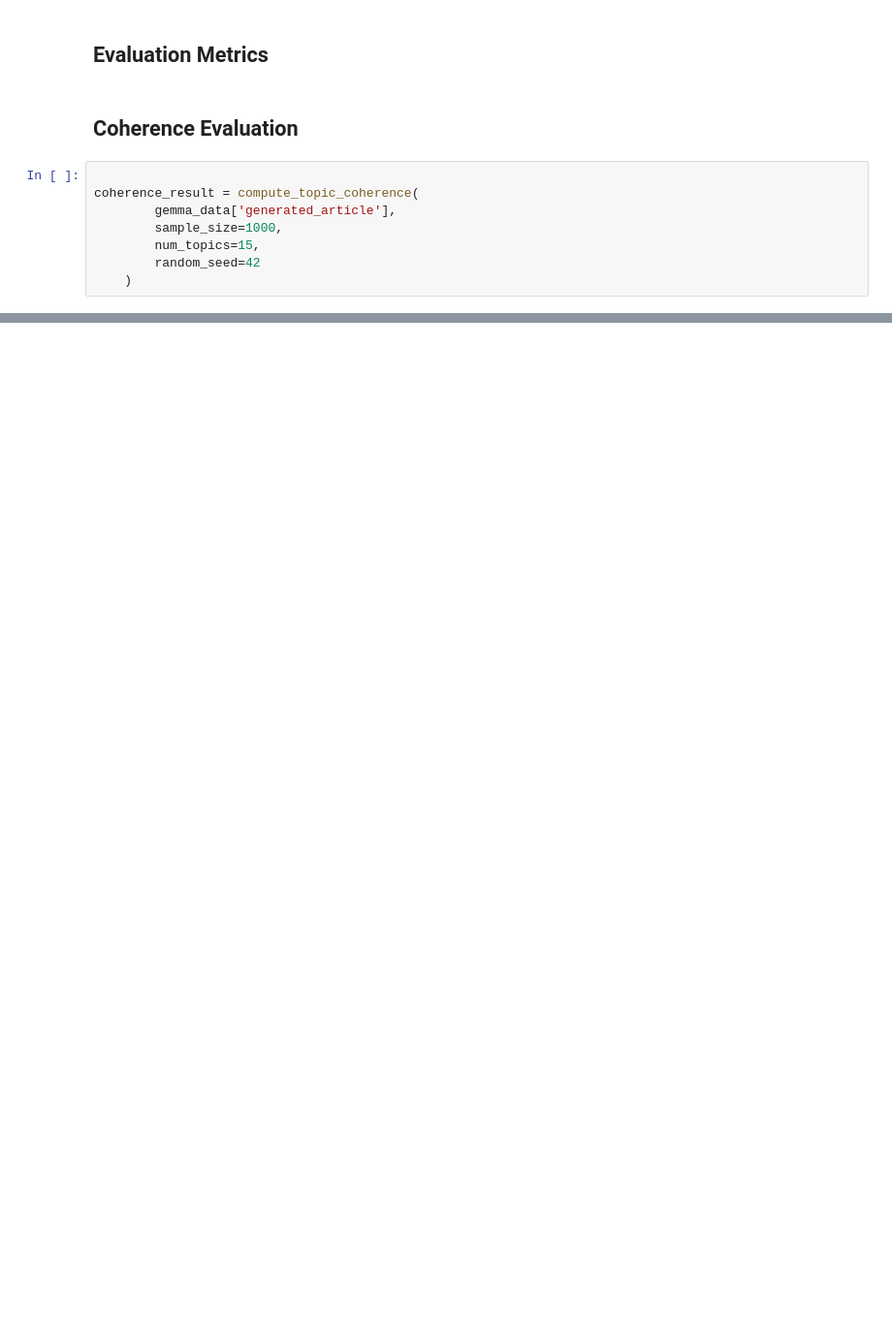
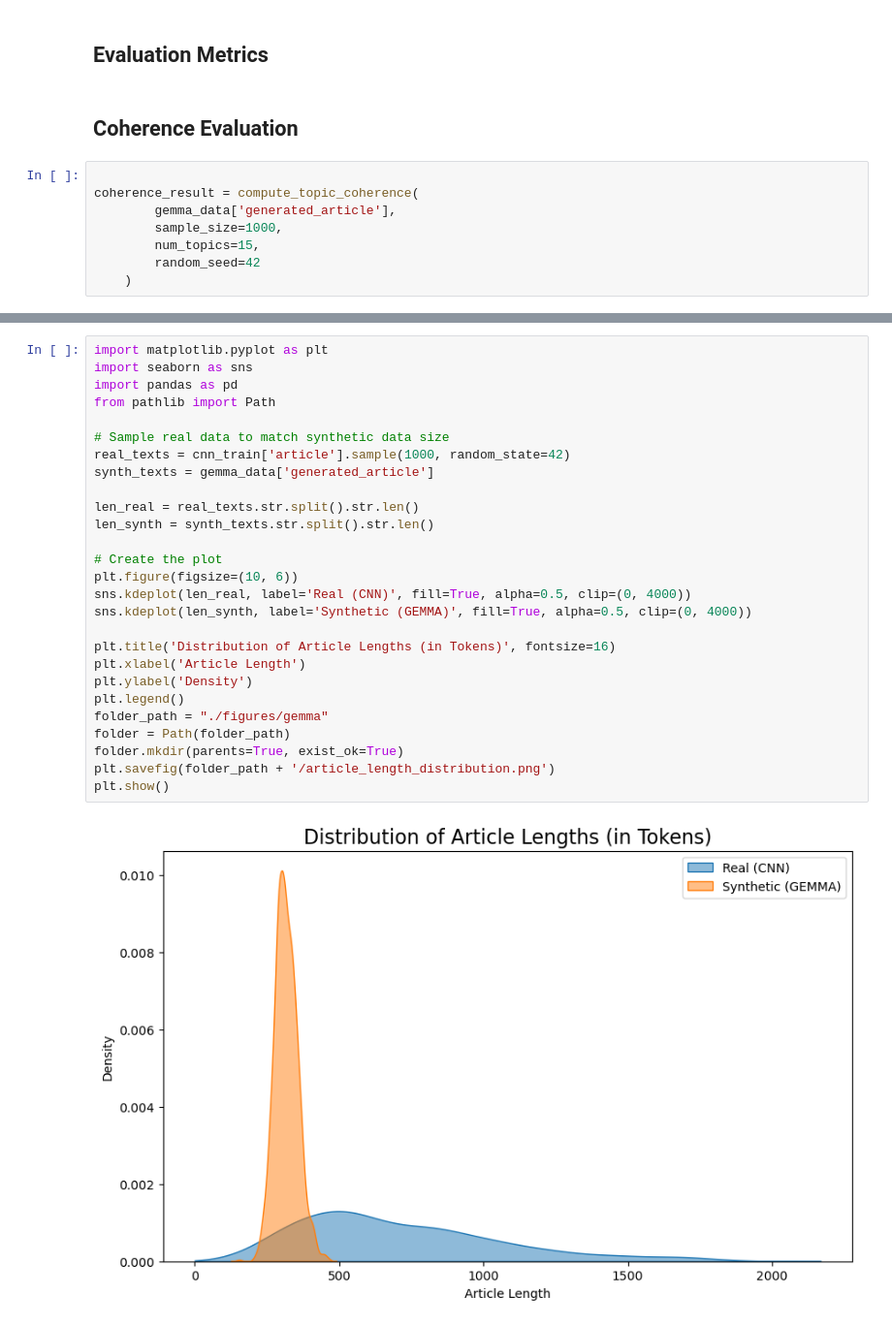
Before and after one commit to grackner/dsc_261_final_project, a Jupyter notebook: Data_Eval/gemma_data_evaluation.ipynb, the cells around one changed output, grey strips where cells are left out. Shown at 97% size. Drawn from its saved outputs; the diff is of its cells as text; blank space fills up the shorter version.

Commit message:
added computed evaluation results for Gemma synthetic data Started on figures

```diff
--- a/Data_Eval/gemma_data_evaluation.ipynb
+++ b/Data_Eval/gemma_data_evaluation.ipynb
@@ -96,0 +146,29 @@ gemma_evaluation_results = pd.DataFrame({
+# %%
+import matplotlib.pyplot as plt
+import seaborn as sns
+import pandas as pd
+from pathlib import Path
+
+# Sample real data to match synthetic data size
+real_texts = cnn_train['article'].sample(1000, random_state=42)
+synth_texts = gemma_data['generated_article']
+
+len_real = real_texts.str.split().str.len()
+len_synth = synth_texts.str.split().str.len()
+
+# Create the plot
+plt.figure(figsize=(10, 6))
+sns.kdeplot(len_real, label='Real (CNN)', fill=True, alpha=0.5, clip=(0, 4000))
+sns.kdeplot(len_synth, label='Synthetic (GEMMA)', fill=True, alpha=0.5, clip=(0, 4000))
+
+plt.title('Distribution of Article Lengths (in Tokens)', fontsize=16)
+plt.xlabel('Article Length')
+plt.ylabel('Density')
+plt.legend()
+folder_path = "./figures/gemma"
+folder = Path(folder_path)
+folder.mkdir(parents=True, exist_ok=True)
+plt.savefig(folder_path + '/article_length_distribution.png')
+plt.show()
+# %% [output]
+[figure, added]
```
Also changed, not shown: parts of 9 cells of this notebook, 4 other files.
